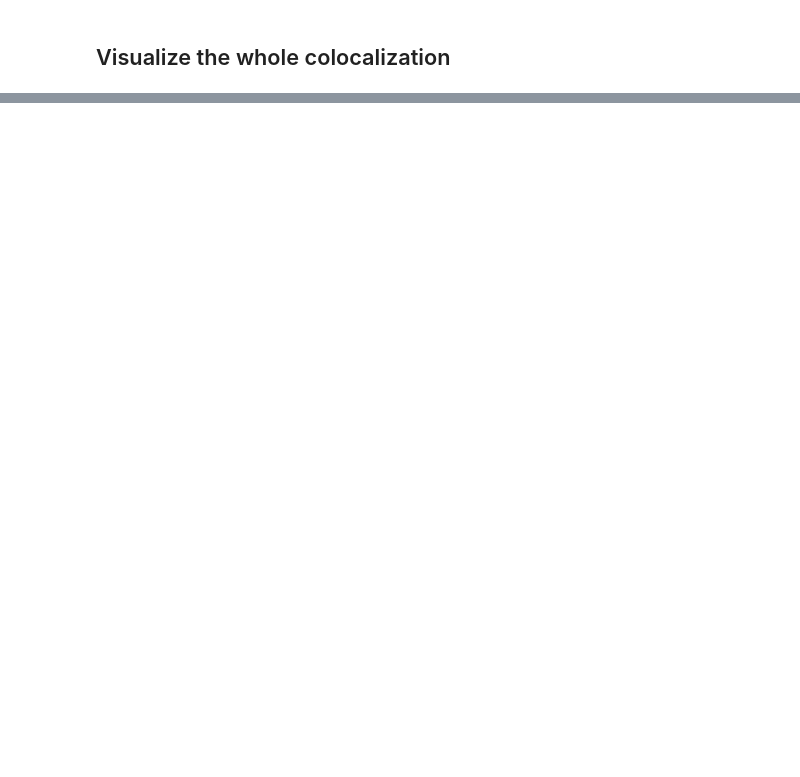
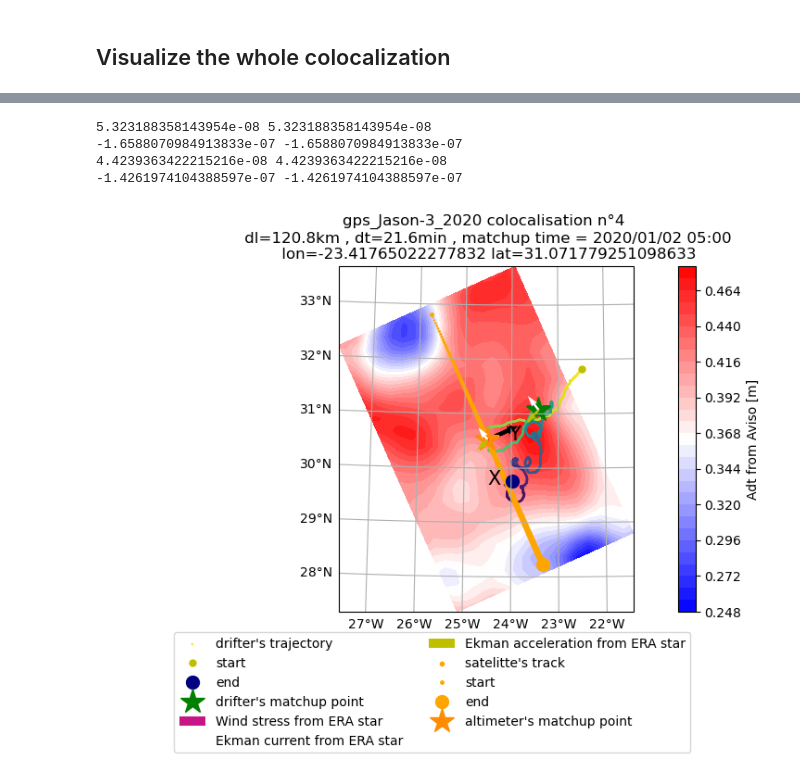
Before and after one commit to margot-demol/historical_analysis, a Jupyter notebook: 41_coloc_images.ipynb, the cells around one changed output, grey strips where cells are left out. Drawn from its saved outputs; the diff is of its cells as text; code cells hidden in the pictures; blank space fills up the shorter version.

```diff
--- a/41_coloc_images.ipynb
+++ b/41_coloc_images.ipynb
@@ -206,0 +195,8 @@ distributed.client - ERROR - Failed to reconnect to scheduler after 10.00 second
+# %%
+plot_coloc_matchup(l, 4)
+# %% [output]
+5.323188358143954e-08 5.323188358143954e-08
+-1.6588070984913833e-07 -1.6588070984913833e-07
+4.4239363422215216e-08 4.4239363422215216e-08
+-1.4261974104388597e-07 -1.4261974104388597e-07
+[figure, added]
```
Also changed, not shown: parts of 37 cells of this notebook, 32 other files.
